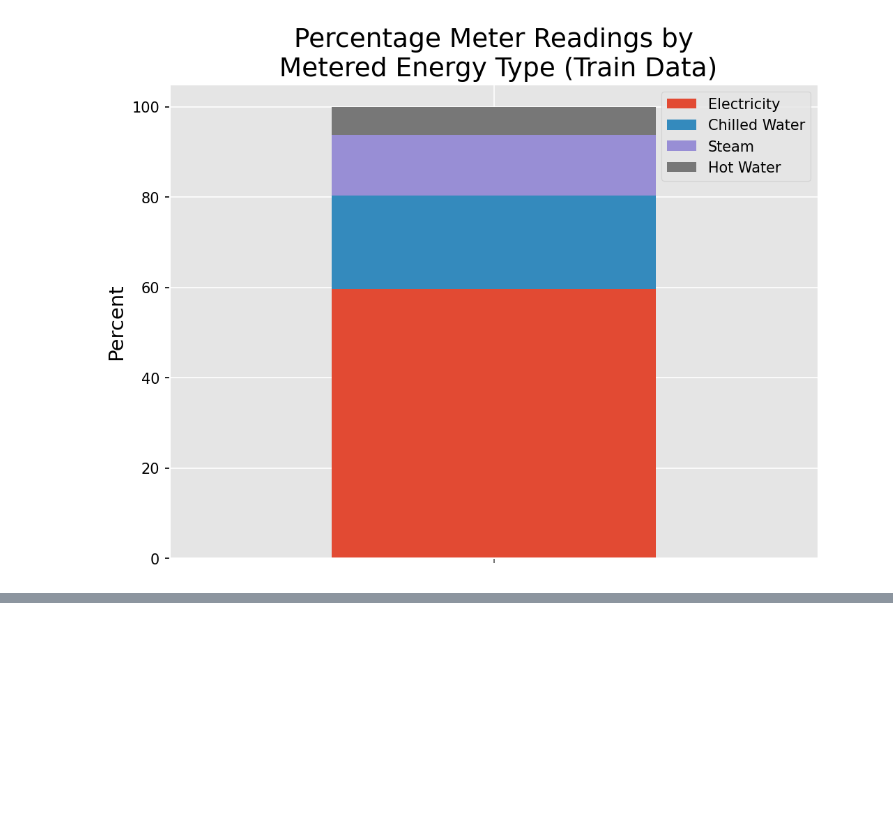
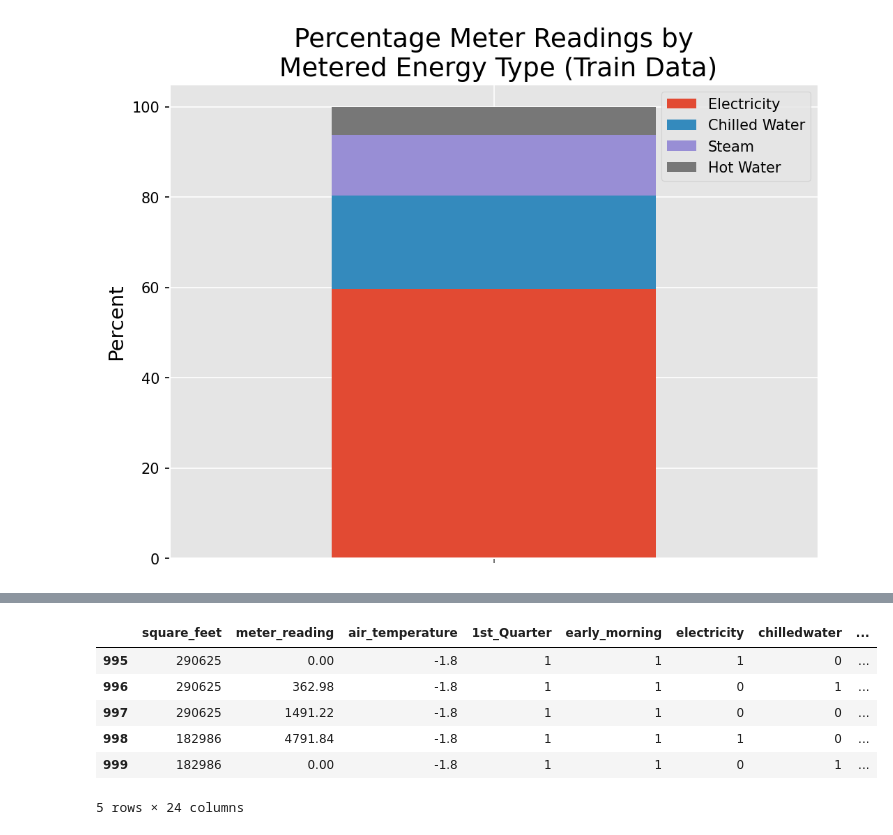
Before and after one commit to jtyrrell86/Capstone-2, a Jupyter notebook: notebooks/EDA for Capstone 2.ipynb, the cells around one changed output, grey strips where cells are left out. Cells and saved outputs as stored; diff of their text form; code cells hidden in the pictures; blank space fills up the shorter version.

```diff
--- a/notebooks/EDA for Capstone 2.ipynb
+++ b/notebooks/EDA for Capstone 2.ipynb
@@ -1377,0 +1390,11 @@ plt.savefig("../images/meter_type_distribution.png", bbox_inches='tight')
+# %%
+cleaned_df_subset = pd.read_csv("../data/cleaned_df_subset.csv", index_col="Unnamed: 0")
+cleaned_df_subset.tail()
+# %% [output]
+|  | square_feet | meter_reading | air_temperature | 1st_Quarter | early_morning | electricity | chilledwater | ... |
+| 995 | 290625 | 0.00 | -1.8 | 1 | 1 | 1 | 0 | ... |
+| 996 | 290625 | 362.98 | -1.8 | 1 | 1 | 0 | 1 | ... |
+| 997 | 290625 | 1491.22 | -1.8 | 1 | 1 | 0 | 0 | ... |
+| 998 | 182986 | 4791.84 | -1.8 | 1 | 1 | 1 | 0 | ... |
+| 999 | 182986 | 0.00 | -1.8 | 1 | 1 | 0 | 1 | ... |
+5 rows × 24 columns
```
Also changed, not shown: parts of 1 cell of this notebook, 3 other files.
